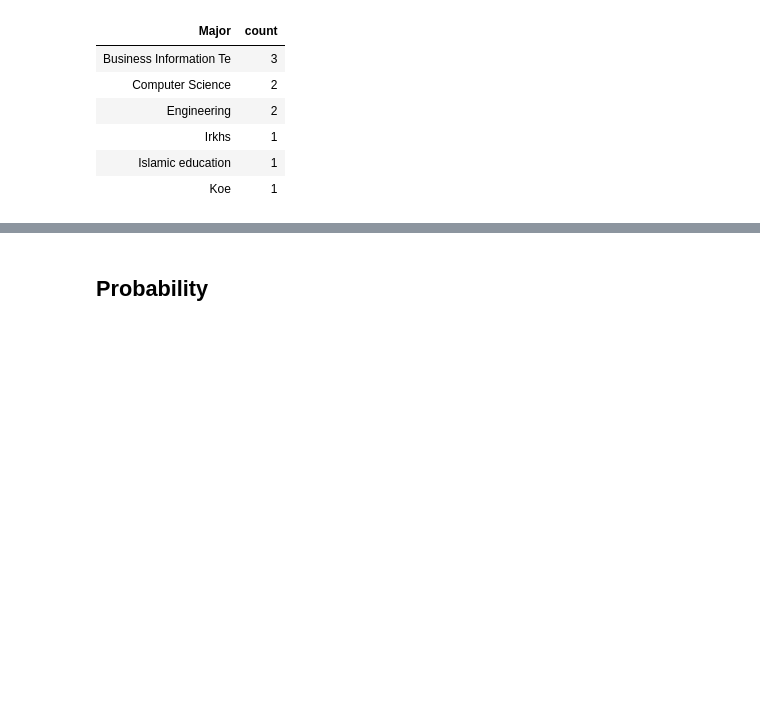
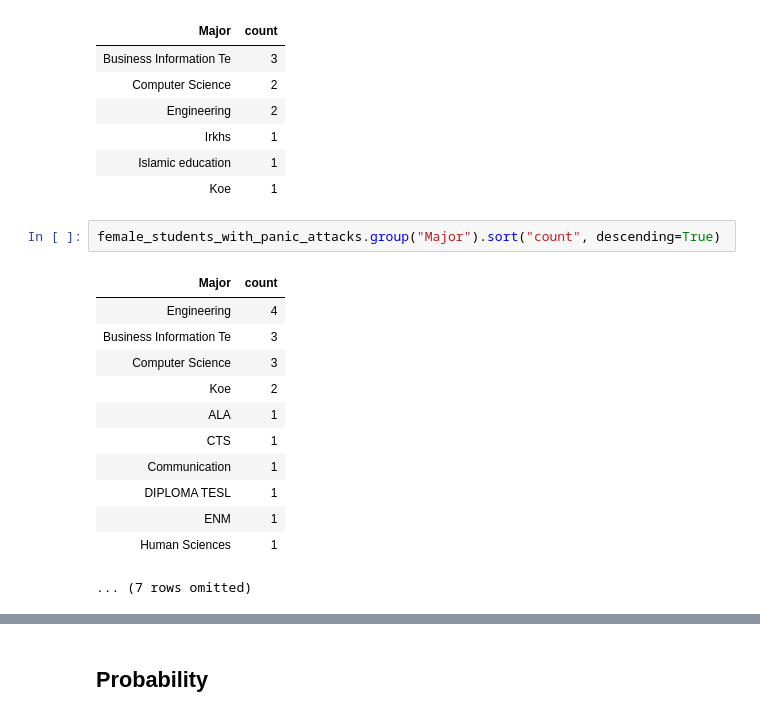
Before and after one commit to daveyloder/Temple-Code, a Jupyter notebook: SCTC 1013/Group Project/StudentHealth.ipynb, the cells around one changed output, grey strips where cells are left out. Drawn from its saved outputs; the diff is of its cells as text; blank space fills up the shorter version.

```diff
--- a/SCTC 1013/Group Project/StudentHealth.ipynb
+++ b/SCTC 1013/Group Project/StudentHealth.ipynb
@@ -249,3 +244,18 @@ male_students_with_anxiety.group("Major").sort("count", descending=True)
 | Irkhs | 1 |
 | Islamic education | 1 |
 | Koe | 1 |
+# %%
+female_students_with_panic_attacks.group("Major").sort("count", descending=True)
+# %% [output]
+| Major | count |
+| Engineering | 4 |
+| Business Information Te | 3 |
+| Computer Science | 3 |
+| Koe | 2 |
+| ALA | 1 |
+| CTS | 1 |
+| Communication | 1 |
+| DIPLOMA TESL | 1 |
+| ENM | 1 |
+| Human Sciences | 1 |
+... (7 rows omitted)
```
Also changed, not shown: parts of 25 cells of this notebook.
